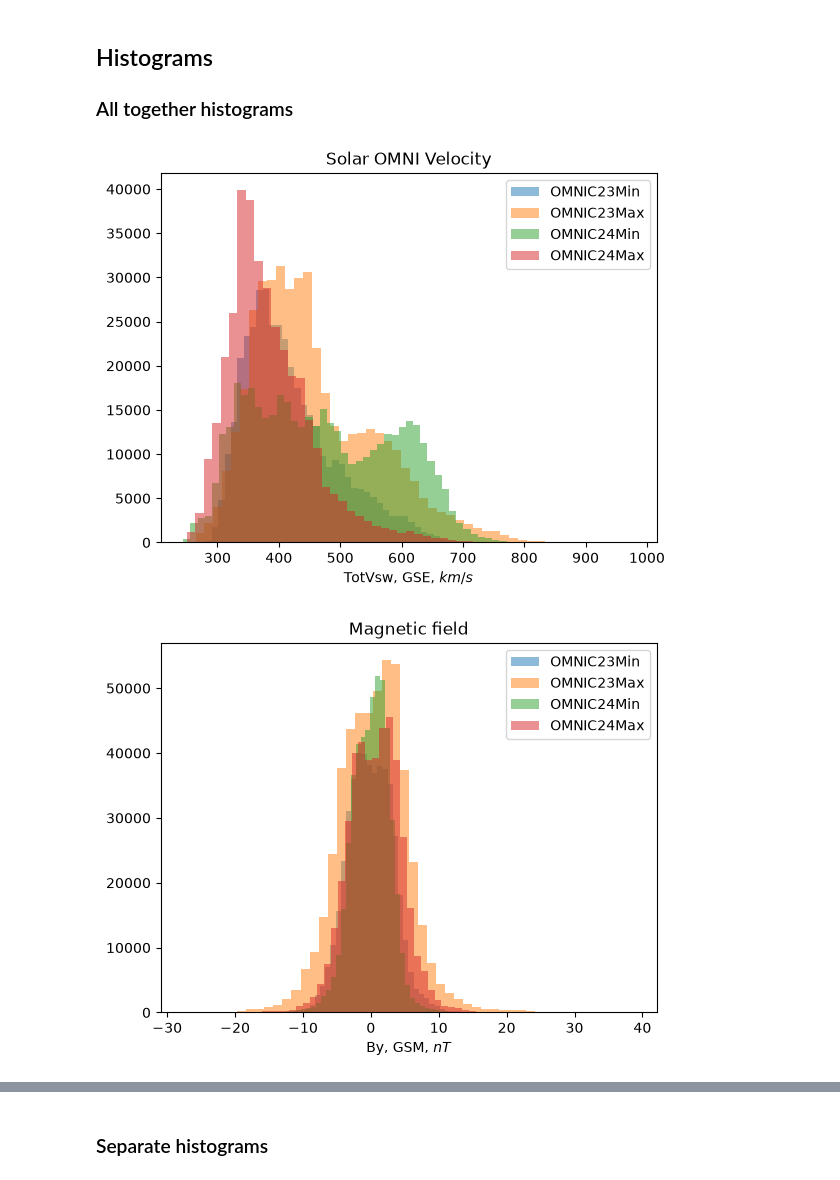
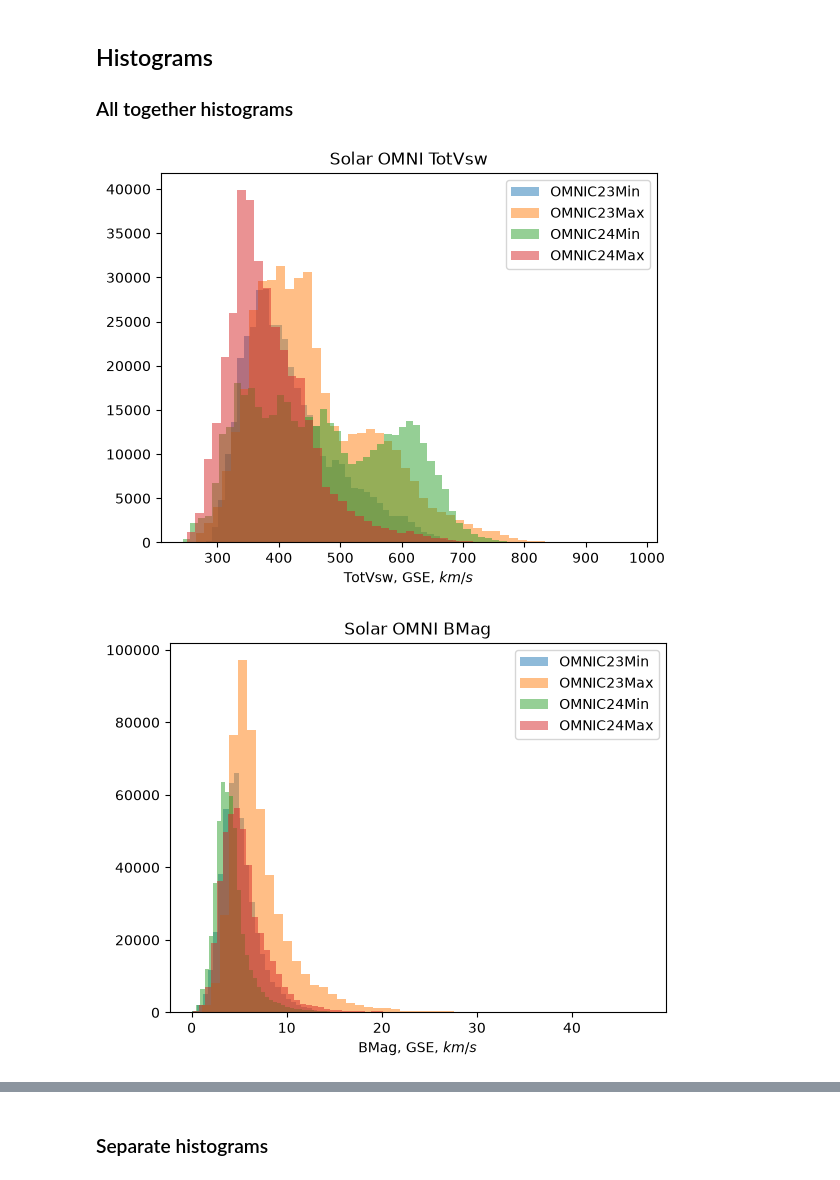
Before and after one commit to rahyndman/SolarWindCode, a Jupyter notebook: PlottingData.ipynb, the cells around one changed output, grey strips where cells are left out. Saved outputs shown, nothing was run; the diff lists cells and outputs as text; code cells hidden in the pictures.

Commit message:
Made it so I can choose the parameters being plotted more easily as well as adding BMag and fixing up some of the CDFs.

```diff
--- a/PlottingData.ipynb
+++ b/PlottingData.ipynb
@@ -206,26 +270,29 @@ plt.subplots_adjust(hspace=0.02)
 
 ### All together histograms
 # %%
+# Histogram formatting - all together
 Bin = 50
 Alpha = 0.5
+Plotting = ["TotVsw", "BMag", "BX_GSE", "BY_GSM", "BZ_GSM"]
 
-plt.hist(OMNIC23Min._data["TotVsw"], bins = Bin, label = "OMNIC23Min", alpha = Alpha)
-plt.hist(OMNIC23Max._data["TotVsw"], bins = Bin, label = "OMNIC23Max", alpha = Alpha)
-plt.hist(OMNIC24Min._data["TotVsw"], bins = Bin, label = "OMNIC24Min", alpha = Alpha)
-plt.hist(OMNIC24Max._data["TotVsw"], bins = Bin, label = "OMNIC24Max", alpha = Alpha)
-plt.title("Solar OMNI Velocity")
-plt.xlabel(r"TotVsw, GSE, $km/s$")
-plt.legend()
-plt.show()
+for i in range(len(Plotting)):
+    plt.hist(OMNIC23Min._data[Plotting[i]], bins = Bin, label = "OMNIC23Min", alpha = Alpha)
+    plt.hist(OMNIC23Max._data[Plotting[i]], bins = Bin, label = "OMNIC23Max", alpha = Alpha)
+    plt.hist(OMNIC24Min._data[Plotting[i]], bins = Bin, label = "OMNIC24Min", alpha = Alpha)
+    plt.hist(OMNIC24Max._data[Plotting[i]], bins = Bin, label = "OMNIC24Max", alpha = Alpha)
+    plt.title("Solar OMNI " + Plotting[i])
+    plt.xlabel(Plotting[i] + r", GSE, $km/s$")
+    plt.legend()
+    plt.show()
 
-plt.hist(OMNIC23Min._data["BY_GSM"], bins = Bin, label = "OMNIC23Min", alpha = Alpha)
-plt.hist(OMNIC23Max._data["BY_GSM"], bins = Bin, label = "OMNIC23Max", alpha = Alpha)
-plt.hist(OMNIC24Min._data["BY_GSM"], bins = Bin, label = "OMNIC24Min", alpha = Alpha)
-plt.hist(OMNIC24Max._data["BY_GSM"], bins = Bin, label = "OMNIC24Max", alpha = Alpha)
-plt.title("Magnetic field")
-plt.xlabel(r"By, GSM, $nT$")
-plt.legend()
-plt.show()
+# plt.hist(OMNIC23Min._data["BY_GSM"], bins = Bin, label = "OMNIC23Min", alpha = Alpha)
+# plt.hist(OMNIC23Max._data["BY_GSM"], bins = Bin, label = "OMNIC23Max", alpha = Alpha)
+# plt.hist(OMNIC24Min._data["BY_GSM"], bins = Bin, label = "OMNIC24Min", alpha = Alpha)
+# plt.hist(OMNIC24Max._data["BY_GSM"], bins = Bin, label = "OMNIC24Max", alpha = Alpha)
+# plt.title("Magnetic field")
+# plt.xlabel(r"By, GSM, $nT$")
+# plt.legend()
+# plt.show()
 # %% [output]
-[figure, old version]
+[figure, new version]
-[figure, old version]
+[figure, new version]
```
Also changed, not shown: parts of 14 cells of this notebook, 1 other file.
